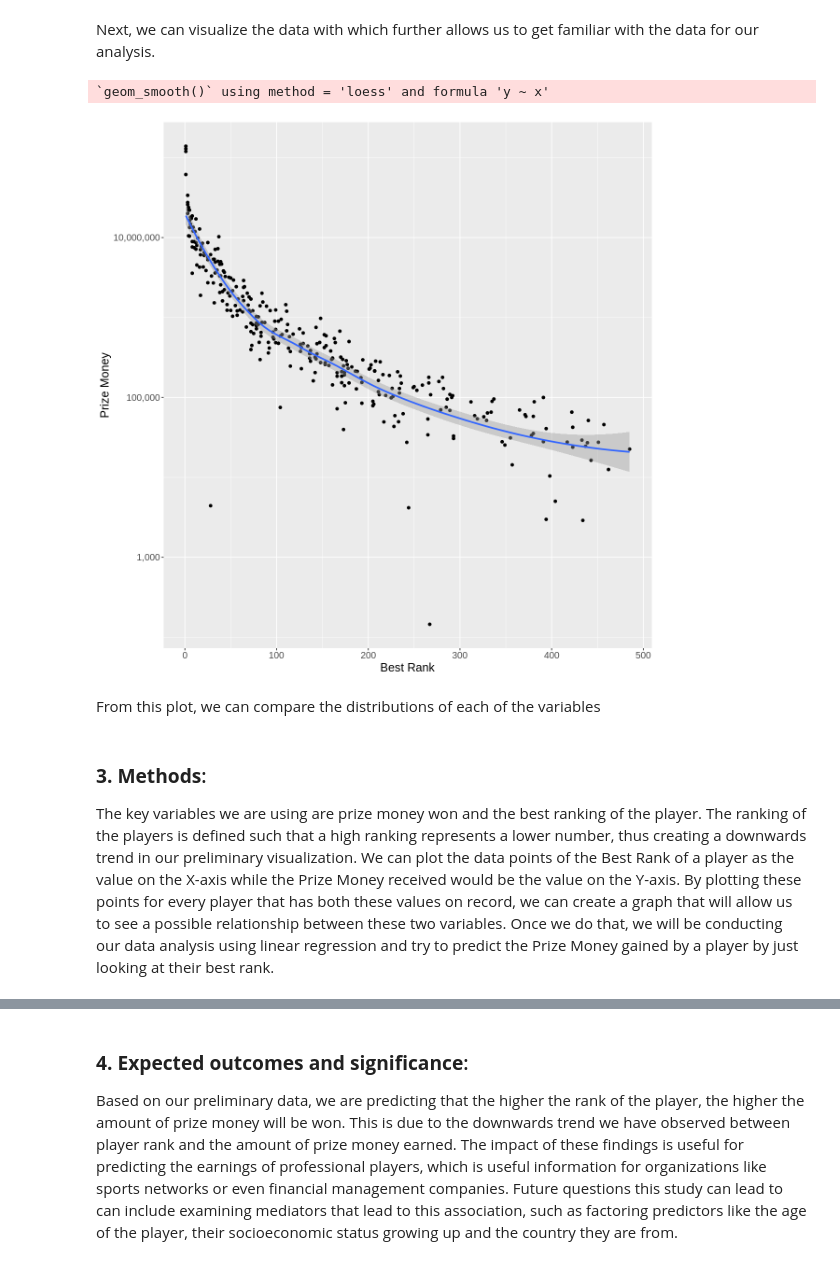
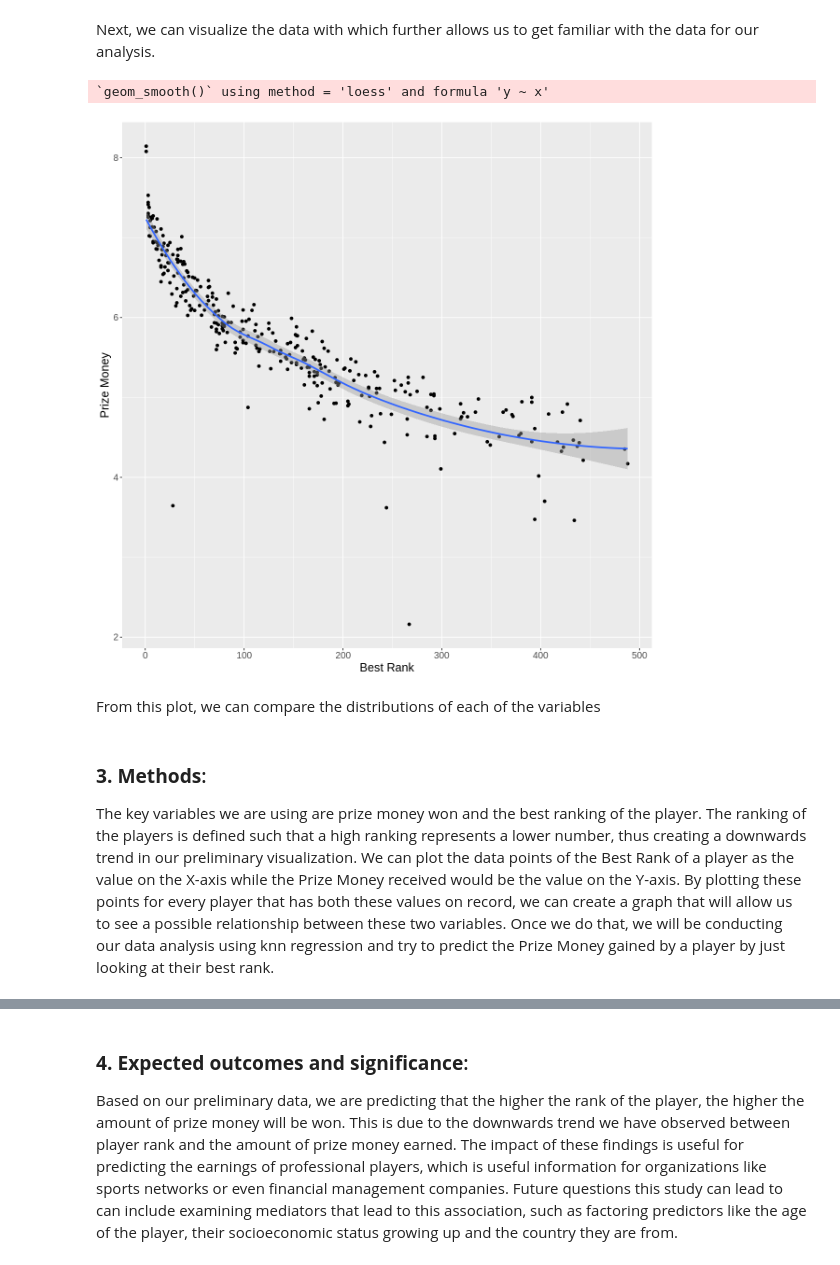
Before and after one commit to vivaanbhandary/DSCI-GroupProject-Tennis, a Jupyter notebook: Group Project/GroupProjectTennis.ipynb, the cells around one changed output, grey strips where cells are left out. Saved outputs shown, nothing was run; the diff lists cells and outputs as text; code cells hidden in the pictures.

Commit message:
Added KNN Regression

```diff
--- a/Group Project/GroupProjectTennis.ipynb
+++ b/Group Project/GroupProjectTennis.ipynb
@@ -75,19 +95,18 @@ Next, we can visualize the data with which further allows us to get familiar wit
 # %%
 tennisplot <- tennis_training %>%
 ggplot(aes(x = Best.Rank, y = Prize.Money)) +
 geom_point() +
 geom_smooth() +
 labs(x = "Best Rank", y = "Prize Money") +
-theme(text = element_text(size = 15)) +
-scale_y_log10(labels = label_comma())
+theme(text = element_text(size = 15))
 options(repr.plot.width = 10, repr.plot.height = 10)
 
 tennisplot
 # %% [output]
 `geom_smooth()` using method = 'loess' and formula 'y ~ x'
-[figure, old version]
+[figure, new version]
 # %% [markdown]
 From this plot, we can compare the distributions of each of the variables
 # %% [markdown]
 ### **3. Methods**:
-The key variables we are using are prize money won and the best ranking of the player. The ranking of the players is defined such that a high ranking represents a lower number, thus creating a downwards trend in our preliminary visualization. We can plot the data points of the Best Rank of a player as the value on the X-axis while the Prize Money received would be the value on the Y-axis. By plotting these points for every player that has both these values on record, we can create a graph that will allow us to see a possible relationship between these two variables. Once we do that, we will be conducting our data analysis using linear regression and try to predict the Prize Money gained by a player by just looking at their best rank.
+The key variables we are using are prize money won and the best ranking of the player. The ranking of the players is defined such that a high ranking represents a lower number, thus creating a downwards trend in our preliminary visualization. We can plot the data points of the Best Rank of a player as the value on the X-axis while the Prize Money received would be the value on the Y-axis. By plotting these points for every player that has both these values on record, we can create a graph that will allow us to see a possible relationship between these two variables. Once we do that, we will be conducting our data analysis using knn regression and try to predict the Prize Money gained by a player by just looking at their best rank.
```
Also changed, not shown: parts of 10 cells of this notebook.
